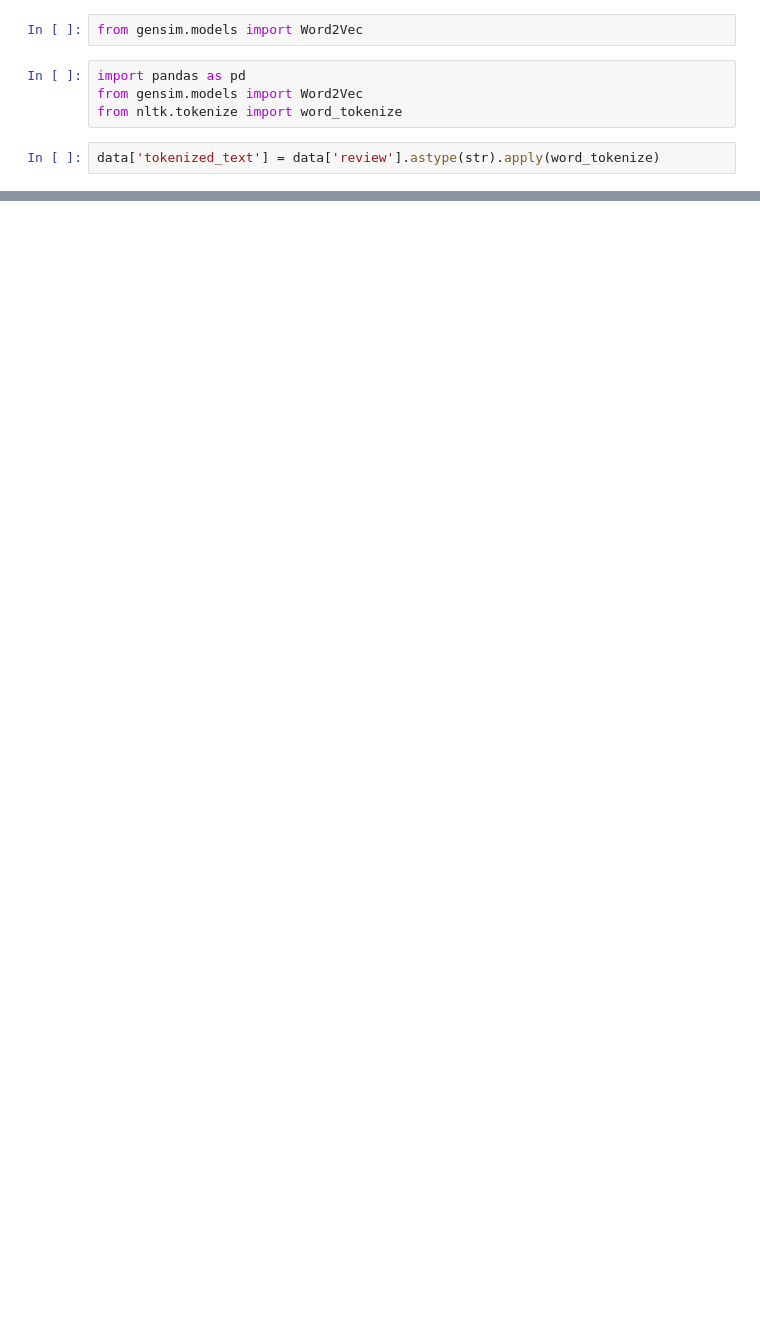
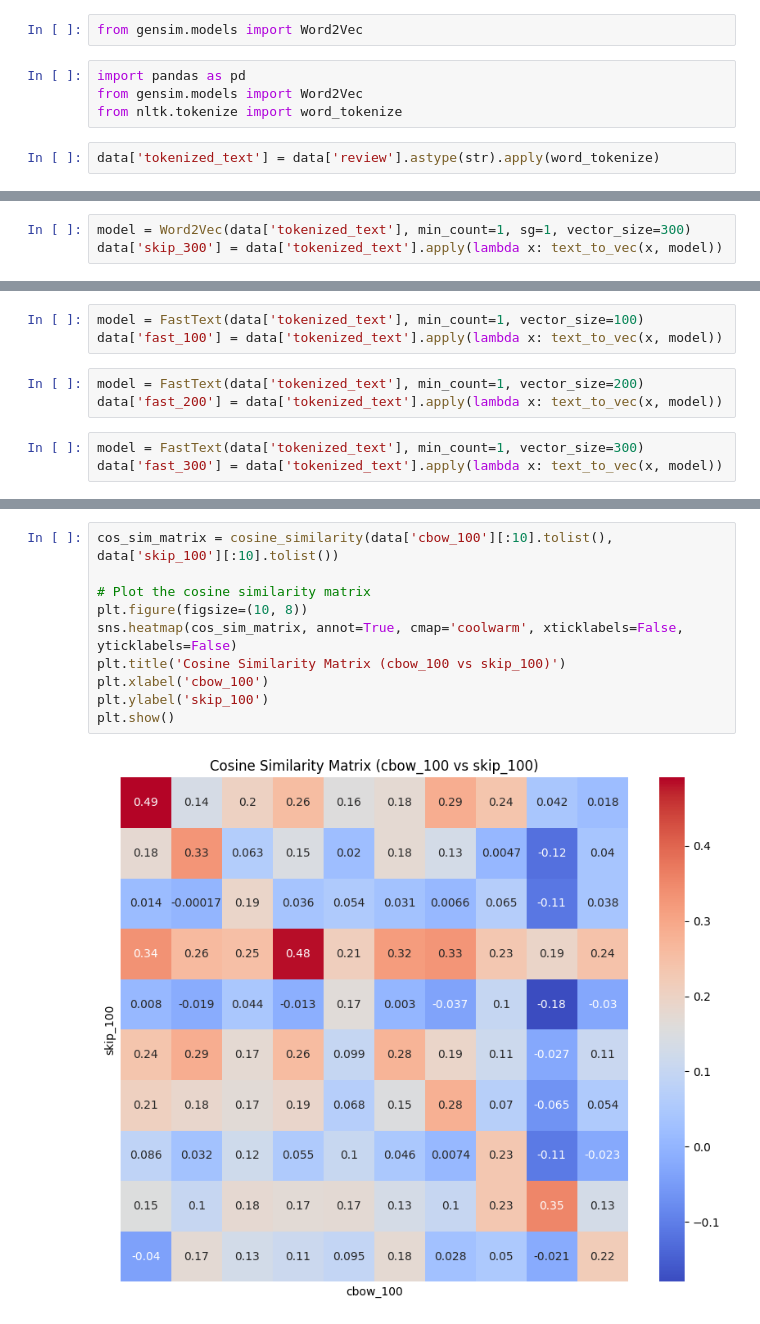
Before and after one commit to snowclipsed/CS6120, a Jupyter notebook: Assignments/A3/A3_implementation_team.ipynb, the cells around one changed output, grey strips where cells are left out. Saved outputs shown, nothing was run; the diff lists cells and outputs as text; blank space fills up the shorter version.

Commit message:
Add: EDA between skipgram, cbow and fasttext

```diff
--- a/Assignments/A3/A3_implementation_team.ipynb
+++ b/Assignments/A3/A3_implementation_team.ipynb
@@ -65,0 +75,3 @@ len(data.text_vec[0])
+# %%
+model = Word2Vec(data['tokenized_text'], min_count=1, sg=1, vector_size=300)
+data['skip_300'] = data['tokenized_text'].apply(lambda x: text_to_vec(x, model))
@@ -65,0 +96,9 @@ len(data.text_vec[0])
+# %%
+model = FastText(data['tokenized_text'], min_count=1, vector_size=100)
+data['fast_100'] = data['tokenized_text'].apply(lambda x: text_to_vec(x, model))
+# %%
+model = FastText(data['tokenized_text'], min_count=1, vector_size=200)
+data['fast_200'] = data['tokenized_text'].apply(lambda x: text_to_vec(x, model))
+# %%
+model = FastText(data['tokenized_text'], min_count=1, vector_size=300)
+data['fast_300'] = data['tokenized_text'].apply(lambda x: text_to_vec(x, model))
@@ -65,0 +155,12 @@ len(data.text_vec[0])
+# %%
+cos_sim_matrix = cosine_similarity(data['cbow_100'][:10].tolist(), data['skip_100'][:10].tolist())
+
+# Plot the cosine similarity matrix
+plt.figure(figsize=(10, 8))
+sns.heatmap(cos_sim_matrix, annot=True, cmap='coolwarm', xticklabels=False, yticklabels=False)
+plt.title('Cosine Similarity Matrix (cbow_100 vs skip_100)')
+plt.xlabel('cbow_100')
+plt.ylabel('skip_100')
+plt.show()
+# %% [output]
+[figure, added]
```
Also changed, not shown: parts of 27 cells of this notebook.
